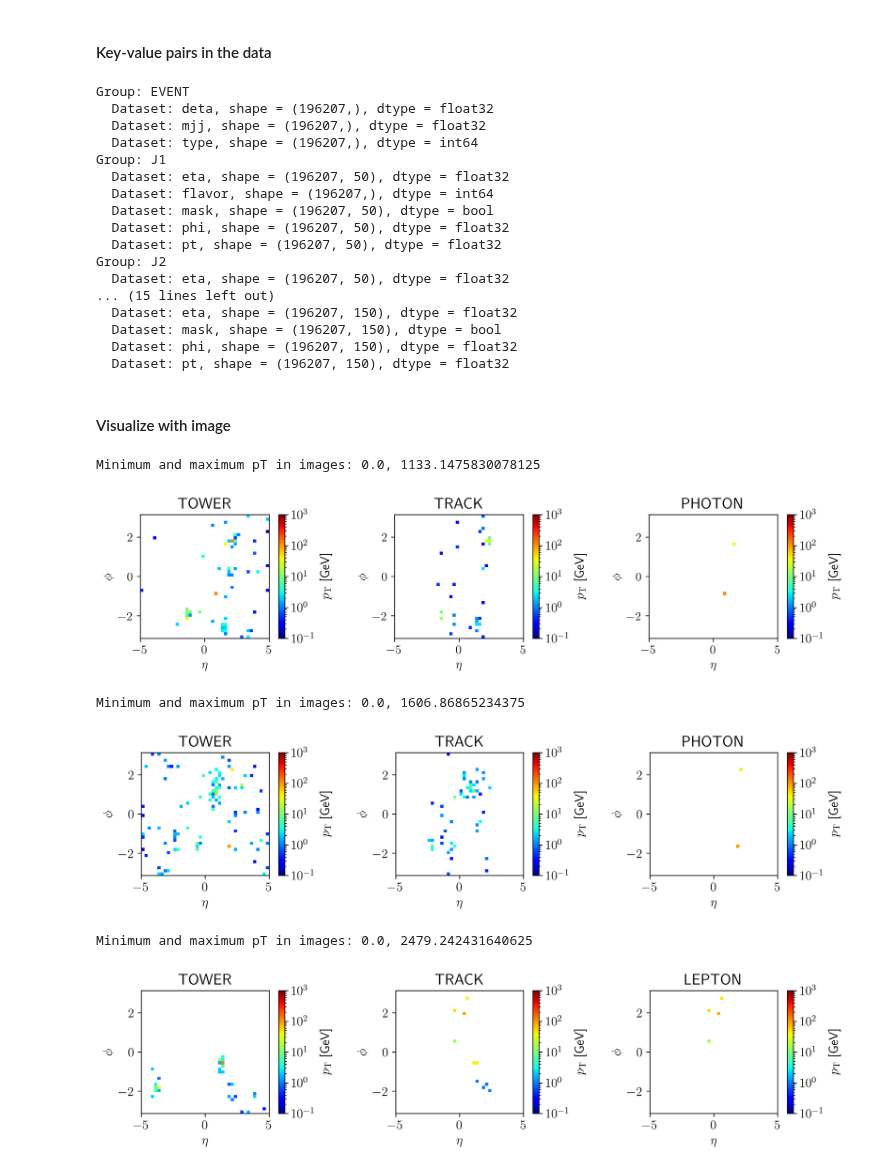
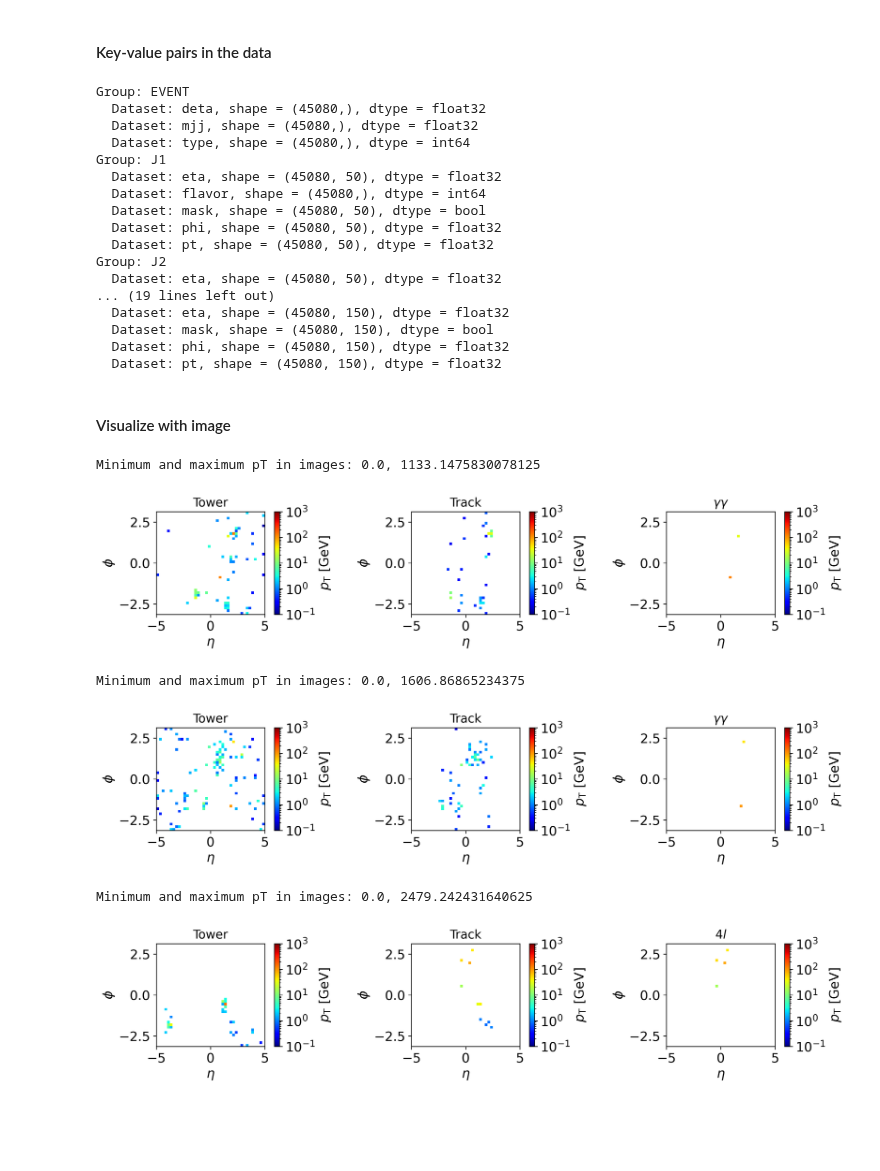
Before and after one commit to maplexgitx0302/NTUHEPML-CWoLa, a Jupyter notebook: notebooks/01-data_visualization.ipynb, the cells around one changed output. Saved outputs shown, nothing was run; the diff lists cells and outputs as text; code cells hidden in the pictures; blank space fills up the shorter version.

```diff
--- a/notebooks/01-data_visualization.ipynb
+++ b/notebooks/01-data_visualization.ipynb
@@ -16,9 +16,9 @@ sys.path.append(ROOT.as_posix())
 
 from src.data import MCSimData
 
-h5_file = (ROOT / Path('data/GGF_zz4l.h5')).as_posix()
+h5_file = (ROOT / Path('data/GGF_za2l.h5')).as_posix()
 
-plt.rcParams['text.usetex'] = True
+plt.rcParams['text.usetex'] = False
 # %% [markdown]
 #### Key-value pairs in the data
 # %%
@@ -31,22 +31,22 @@ with h5py.File(h5_file, 'r') as f:
             print(f"  Dataset: {dataset_name}, shape = {dataset.shape}, dtype = {dataset.dtype}")
 # %% [output]
 Group: EVENT
-  Dataset: deta, shape = (196207,), dtype = float32
-  Dataset: mjj, shape = (196207,), dtype = float32
-  Dataset: type, shape = (196207,), dtype = int64
+  Dataset: deta, shape = (45080,), dtype = float32
+  Dataset: mjj, shape = (45080,), dtype = float32
+  Dataset: type, shape = (45080,), dtype = int64
 Group: J1
-  Dataset: eta, shape = (196207, 50), dtype = float32
-  Dataset: flavor, shape = (196207,), dtype = int64
-  Dataset: mask, shape = (196207, 50), dtype = bool
-  Dataset: phi, shape = (196207, 50), dtype = float32
-  Dataset: pt, shape = (196207, 50), dtype = float32
+  Dataset: eta, shape = (45080, 50), dtype = float32
+  Dataset: flavor, shape = (45080,), dtype = int64
+  Dataset: mask, shape = (45080, 50), dtype = bool
+  Dataset: phi, shape = (45080, 50), dtype = float32
+  Dataset: pt, shape = (45080, 50), dtype = float32
 Group: J2
-  Dataset: eta, shape = (196207, 50), dtype = float32
-... (15 lines left out)
-  Dataset: eta, shape = (196207, 150), dtype = float32
-  Dataset: mask, shape = (196207, 150), dtype = bool
-  Dataset: phi, shape = (196207, 150), dtype = float32
-  Dataset: pt, shape = (196207, 150), dtype = float32
+  Dataset: eta, shape = (45080, 50), dtype = float32
+... (19 lines left out)
+  Dataset: eta, shape = (45080, 150), dtype = float32
+  Dataset: mask, shape = (45080, 150), dtype = bool
+  Dataset: phi, shape = (45080, 150), dtype = float32
+  Dataset: pt, shape = (45080, 150), dtype = float32
 # %% [markdown]
 #### Visualize with image
 # %%
@@ -57,9 +59,9 @@ GGF_zz4l_data = MCSimData(path=(ROOT / Path(f"data/GGF_zz4l.h5")).as_posix())
 # %%
-def plot_event_images(sim_data: MCSimData, process: str):
+def plot_event_images(sim_data: MCSimData, process: str, titles: list[str]):
 
     # Plot two rows with including and excluding decay channels
-    fig, axs = plt.subplots(1, 3, figsize=(10.5, 2.5), dpi=300, constrained_layout=True)
-    plt.rc('font', size=13)
+    fig, axs = plt.subplots(1, 3, figsize=(12, 2.5), dpi=300, constrained_layout=True)
+    plt.rc('font', size=15)
 
     # Get the images using the to_image method
     grid_size = 40
@@ -68,7 +70,7 @@ def plot_event_images(sim_data: MCSimData, process: str):
     images = sim_data.to_image(sim_data.particle_flow, include_decay=True, norm=False)
     print(f"Minimum and maximum pT in images: {images.min()}, {images.max()}")
 
-    for i, channel in enumerate(sim_data.channels):
+    for i, title in enumerate(titles):
         # Select a specific event index to visualize
         EVENT_IDX = 0
         try:
@@ -84,25 +86,25 @@ def plot_event_images(sim_data: MCSimData, process: str):
                 norm=LogNorm(vmin=0.1, vmax=1e3), cmap='jet')
         axs[i].set_xlabel(r'$\eta$')
         axs[i].set_ylabel(r'$\phi$')
-        axs[i].set_title(channel)
+        axs[i].set_title(title, fontsize=14)
         fig.colorbar(c, ax=axs[i], label=r'$p_\mathrm{T}$ [GeV]')
 
     fig.set_constrained_layout_pads(w_pad=2.0 / 72, h_pad=2.0 / 72, wspace=0.1, hspace=0.0)
     plt.show()
     fig.savefig(ROOT / 'figures' / f"image_{process}.pdf", bbox_inches='tight')
 # %%
-plot_event_images(VBF_diphoton_data, process='VBF_diphoton')
+plot_event_images(VBF_diphoton_data, process='VBF_diphoton', titles=['Tower', 'Track', r"$\gamma\gamma$"])
 # %% [output]
 Minimum and maximum pT in images: 0.0, 1133.1475830078125
-[figure, old version]
+[figure, new version]
 # %%
-plot_event_images(GGF_diphoton_data, process='GGF_diphoton')
+plot_event_images(GGF_diphoton_data, process='GGF_diphoton', titles=['Tower', 'Track', r"$\gamma\gamma$"])
 # %% [output]
 Minimum and maximum pT in images: 0.0, 1606.86865234375
-[figure, old version]
+[figure, new version]
 # %%
-plot_event_images(VBF_zz4l_data, process='VBF_zz4l')
+plot_event_images(VBF_zz4l_data, process='VBF_zz4l', titles=['Tower', 'Track', r"$4l$"])
 # %% [output]
 Minimum and maximum pT in images: 0.0, 2479.242431640625
-[figure, old version]
+[figure, new version]
 # %%
```
Also changed, not shown: parts of 4 cells of this notebook, 5 other files.
